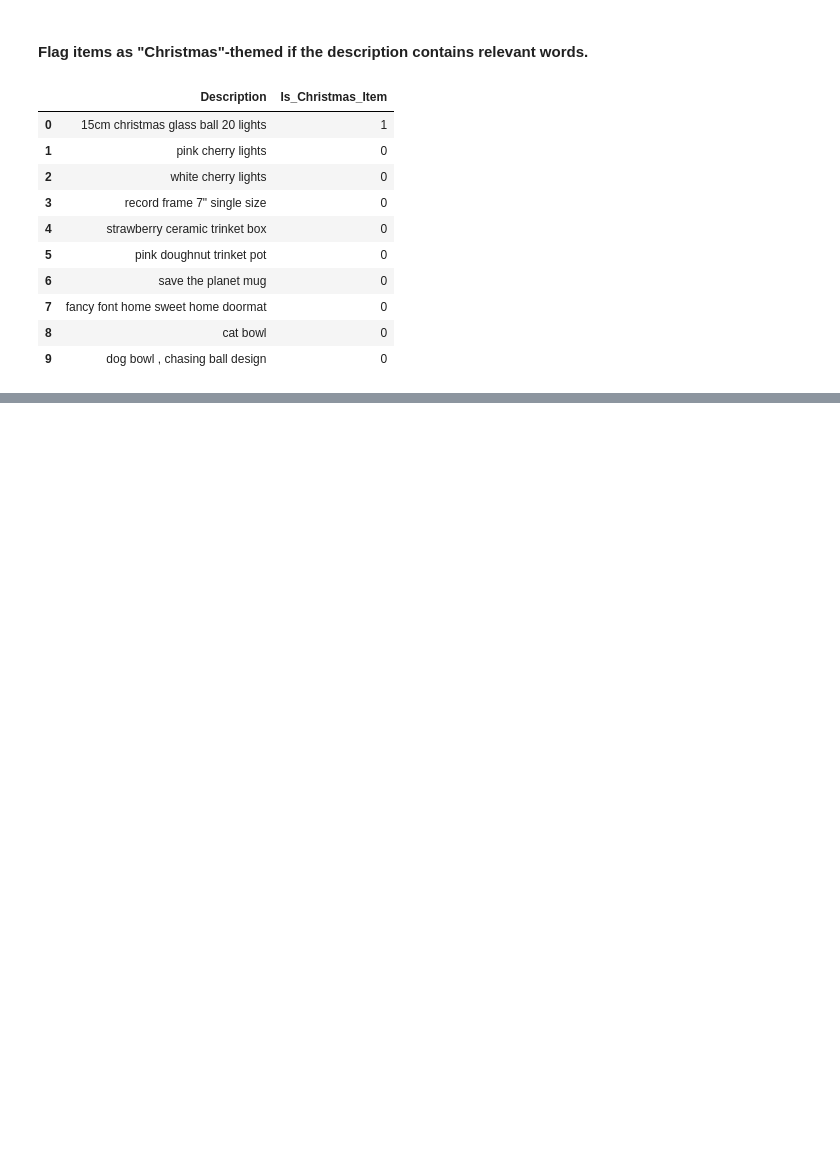
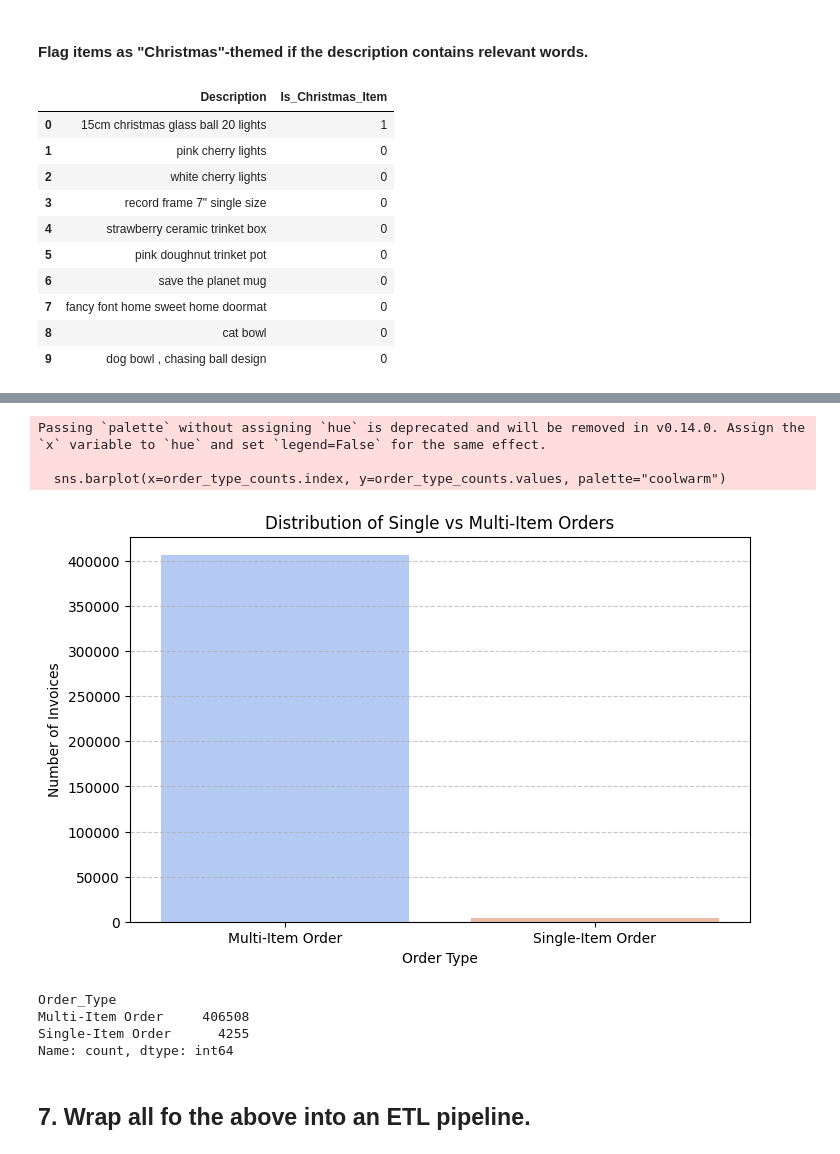
Before and after one commit to jonathanLOlsen/Data-and-things, a Jupyter notebook: 3 Data Engineering/e/DE_Task.ipynb, the cells around one changed output, grey strips where cells are left out. Saved outputs shown, nothing was run; the diff lists cells and outputs as text; code cells hidden in the pictures; blank space fills up the shorter version.

```diff
--- a/3 Data Engineering/e/DE_Task.ipynb
+++ b/3 Data Engineering/e/DE_Task.ipynb
@@ -713,0 +755,15 @@ Total Christmas-themed items: 16052
+# %%
+
+# Count the number of purchases per customer
+purchase_counts = df.groupby('Customer ID').size().reset_index(name='Purchase_Count')
+
+# Define thresholds based on percentiles
+one_time_threshold = 1  # Customers with exactly 1 purchase
+occasional_threshold = purchase_counts['Purchase_Count'].quantile(0.50)  # 50th percentile (43 purchases)
+
+# Classify customers
+purchase_counts['Customer_Type'] = purchase_counts['Purchase_Count'].apply(
+    lambda x: 'One-time' if x == one_time_threshold else
+              ('Occasional' if x < occasional_threshold else 'Loyal')
+)
+purchase_counts
@@ -713,0 +784,2 @@ Total Christmas-themed items: 16052
+# %%
+df = df.merge(purchase_counts[['Customer ID', 'Customer_Type']], on='Customer ID', how='left')
@@ -713,0 +818,41 @@ Total Christmas-themed items: 16052
+# %%
+# Count the number of unique StockCodes per Invoice
+invoice_item_counts = df.groupby('Invoice')['StockCode'].nunique().reset_index()
+invoice_item_counts.rename(columns={'StockCode': 'Unique_Item_Count'}, inplace=True)
+
+# Create a flag based on the number of unique items
+invoice_item_counts['Order_Type'] = invoice_item_counts['Unique_Item_Count'].apply(
+    lambda x: 'Multi-Item Order' if x > 1 else 'Single-Item Order'
+)
+
+# Merge the order type flag back into the original df
+df = df.merge(invoice_item_counts[['Invoice', 'Order_Type']], on='Invoice', how='left')
+# %%
+order_type_counts = df['Order_Type'].value_counts()
+# %%
+# --- Visualization ---
+plt.figure(figsize=(8, 5))
+sns.barplot(x=order_type_counts.index, y=order_type_counts.values, palette="coolwarm")
+
+plt.xlabel("Order Type")
+plt.ylabel("Number of Invoices")
+plt.title("Distribution of Single vs Multi-Item Orders")
+plt.xticks(rotation=0)
+plt.grid(axis='y', linestyle='--', alpha=0.7)
+
+# Show the plot
+plt.show()
+# %% [output]
+Passing `palette` without assigning `hue` is deprecated and will be removed in v0.14.0. Assign the `x` variable to `hue` and set `legend=False` for the same effect.
+
+  sns.barplot(x=order_type_counts.index, y=order_type_counts.values, palette="coolwarm")
+[figure, added]
+# %%
+order_type_counts.head()
+# %% [output]
+Order_Type
+Multi-Item Order     406508
+Single-Item Order      4255
+Name: count, dtype: int64
+# %% [markdown]
+## 7. Wrap all fo the above into an ETL pipeline.
```
Also changed, not shown: parts of 16 cells of this notebook, 9 other files.
